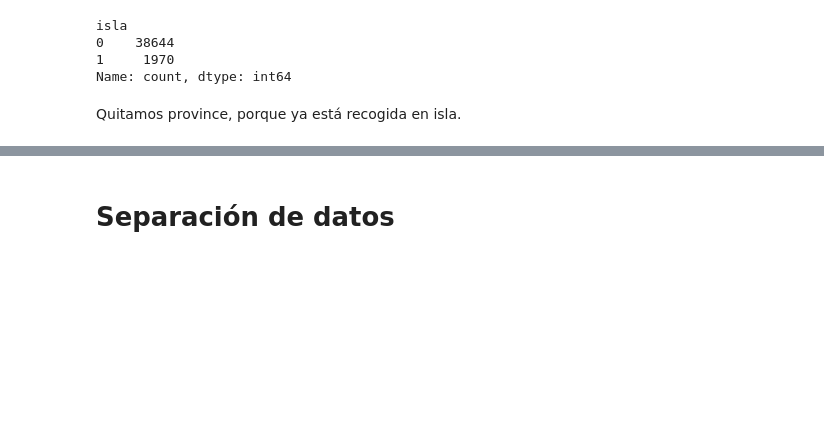
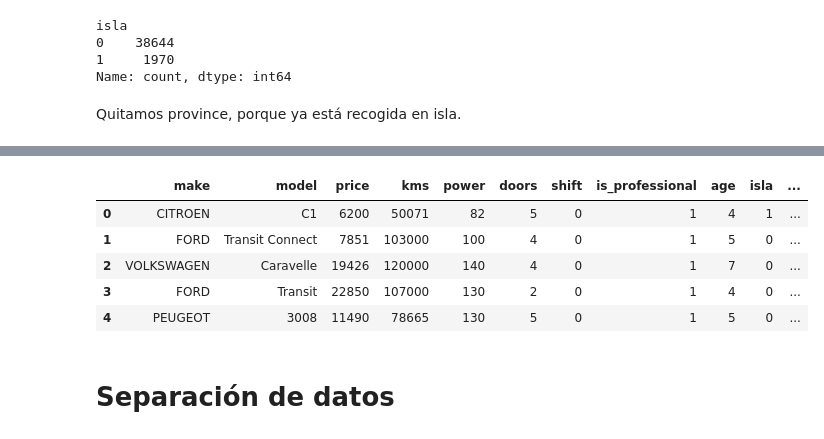
Before and after one commit to rusamen86/tfm-p1-precio-coches, a Jupyter notebook: notebooks/03_preprocesado.ipynb, the cells around one changed output, grey strips where cells are left out. Cells and saved outputs as stored; diff of their text form; code cells hidden in the pictures; blank space fills up the shorter version.

```diff
--- a/notebooks/03_preprocesado.ipynb
+++ b/notebooks/03_preprocesado.ipynb
@@ -156,3 +160,13 @@ df.head()
+# %%
+df = pd.get_dummies(df, columns=['fuel'], prefix='fuel', dtype=int)
+df.head()
+# %% [output]
+|  | make | model | price | kms | power | doors | shift | is_professional | age | isla | ... |
+| 0 | CITROEN | C1 | 6200 | 50071 | 82 | 5 | 0 | 1 | 4 | 1 | ... |
+| 1 | FORD | Transit Connect | 7851 | 103000 | 100 | 4 | 0 | 1 | 5 | 0 | ... |
+| 2 | VOLKSWAGEN | Caravelle | 19426 | 120000 | 140 | 4 | 0 | 1 | 7 | 0 | ... |
+| 3 | FORD | Transit | 22850 | 107000 | 130 | 2 | 0 | 1 | 4 | 0 | ... |
+| 4 | PEUGEOT | 3008 | 11490 | 78665 | 130 | 5 | 0 | 1 | 5 | 0 | ... |
 # %% [markdown]
 # Separación de datos
 # %% [markdown]
```
Also changed, not shown: parts of 10 cells of this notebook, 1 other file.
